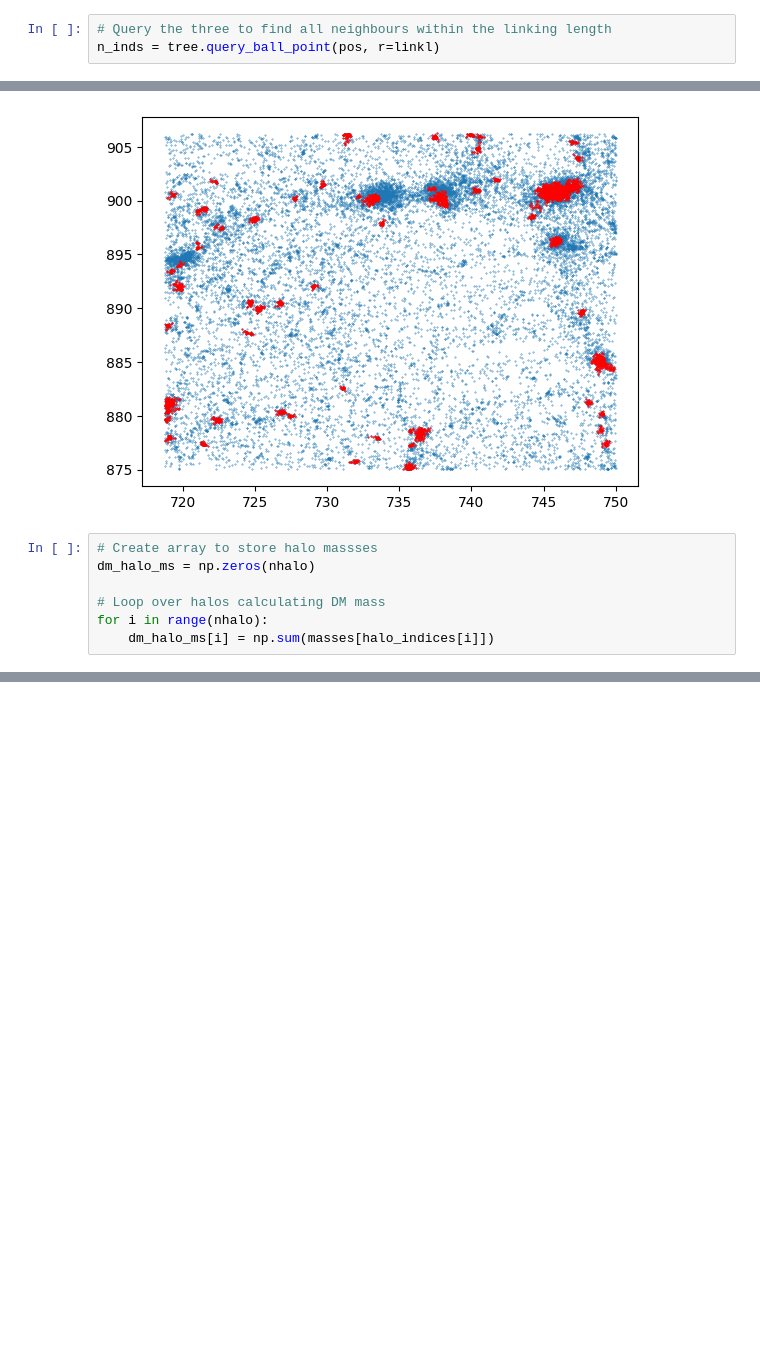
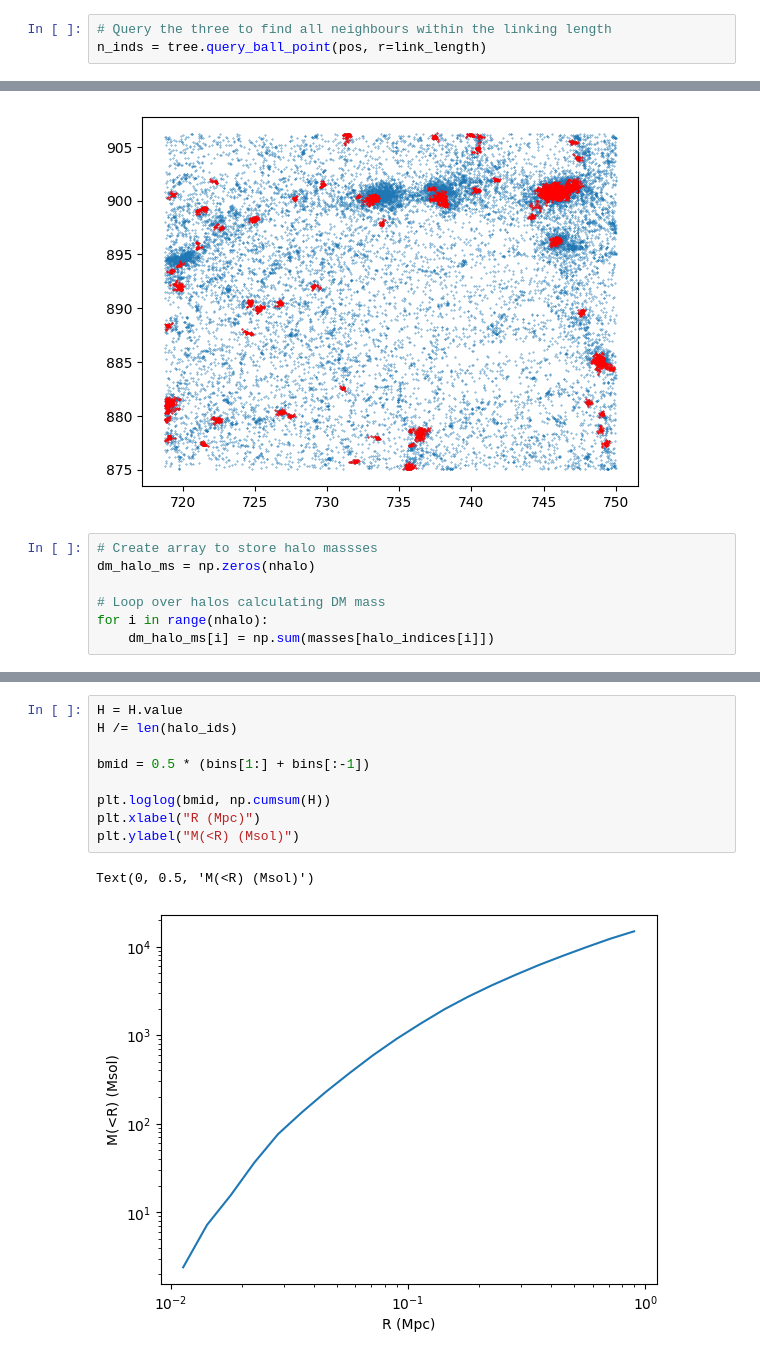
Before and after one commit to wullm/SimulationAnalysisTutorial, a Jupyter notebook: notebooks/1_structure_and_halos.ipynb, the cells around one changed output, grey strips where cells are left out. Saved outputs shown, nothing was run; the diff lists cells and outputs as text; blank space fills up the shorter version.

```diff
--- a/notebooks/1_structure_and_halos.ipynb
+++ b/notebooks/1_structure_and_halos.ipynb
@@ -207,7 +216,7 @@ To speed up the neighbour search, we can use a KD-Tree as implemented in ``scipy
 tree = cKDTree(pos)
 # %%
 # Query the three to find all neighbours within the linking length
-n_inds = tree.query_ball_point(pos, r=linkl)
+n_inds = tree.query_ball_point(pos, r=link_length)
 # %% [markdown]
 Next, we can use a "union-find" algorithm to link together all groups of neighbouring particles that are indirectly connected (friends of friends).
 # %%
@@ -319,0 +467,12 @@ Text(0, 0.5, 'dn/dM (1/Mpc^3)')
+# %%
+H = H.value
+H /= len(halo_ids)
+
+bmid = 0.5 * (bins[1:] + bins[:-1])
+
+plt.loglog(bmid, np.cumsum(H))
+plt.xlabel("R (Mpc)")
+plt.ylabel("M(<R) (Msol)")
+# %% [output]
+Text(0, 0.5, 'M(<R) (Msol)')
+[figure, added]
```
Also changed, not shown: parts of 20 cells of this notebook.
